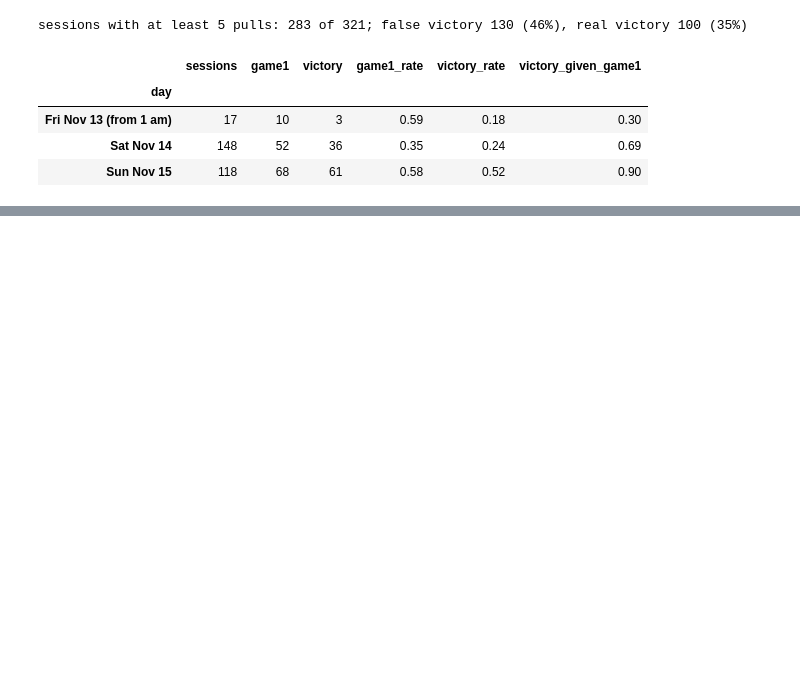
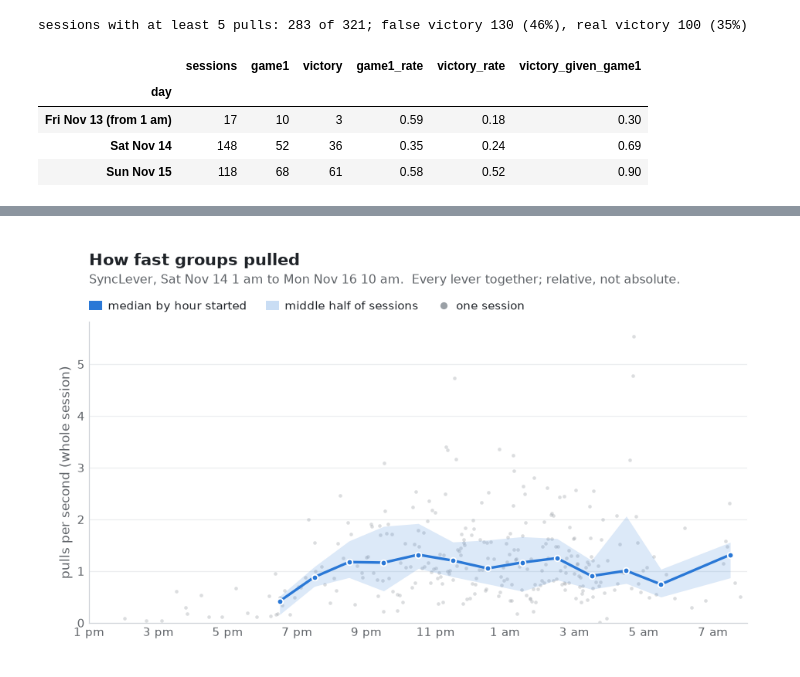
Before and after one commit to samcooler/pulleys, a Jupyter notebook: tools/play_analysis.ipynb, the cells around one changed output, grey strips where cells are left out. Saved outputs shown, nothing was run; the diff lists cells and outputs as text; code cells hidden in the pictures; blank space fills up the shorter version.

```diff
--- a/tools/play_analysis.ipynb
+++ b/tools/play_analysis.ipynb
@@ -423,0 +507,5 @@ sessions with at least 5 pulls: 283 of 321; false victory 130 (46%), real victor
+# %%
+hour_chart("pull_rate", "How fast groups pulled", "pulls per second (whole session)",
+           "12_pull_rate_by_hour", "Every lever together; relative, not absolute.")
+# %% [output]
+[figure, added]
```
Also changed, not shown: parts of 27 cells of this notebook, 1 other file.
